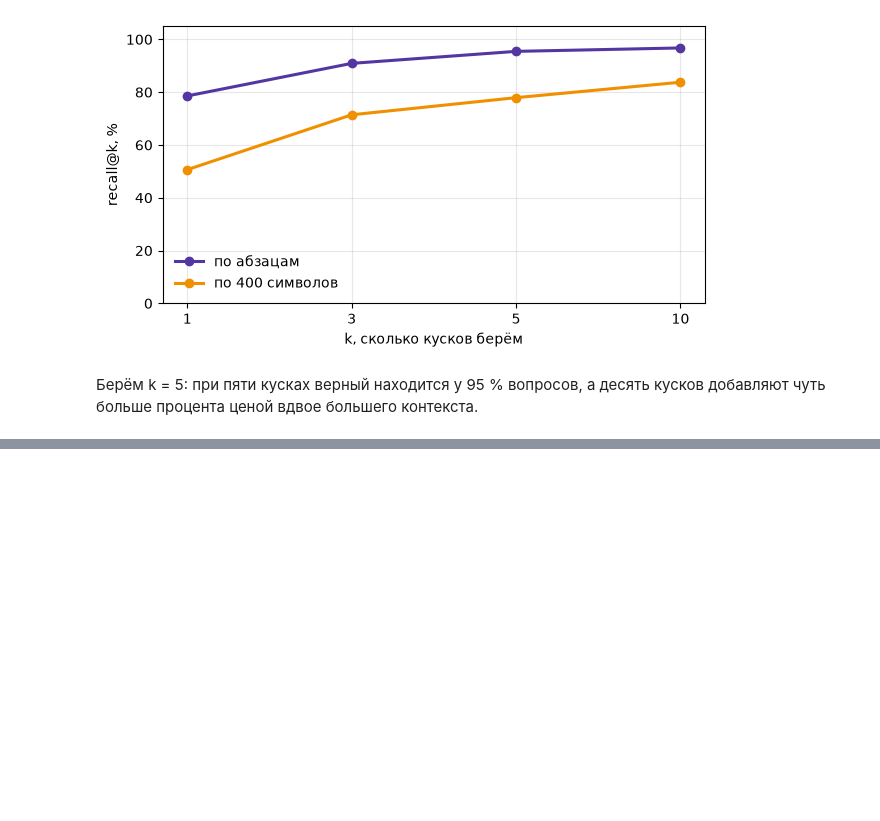
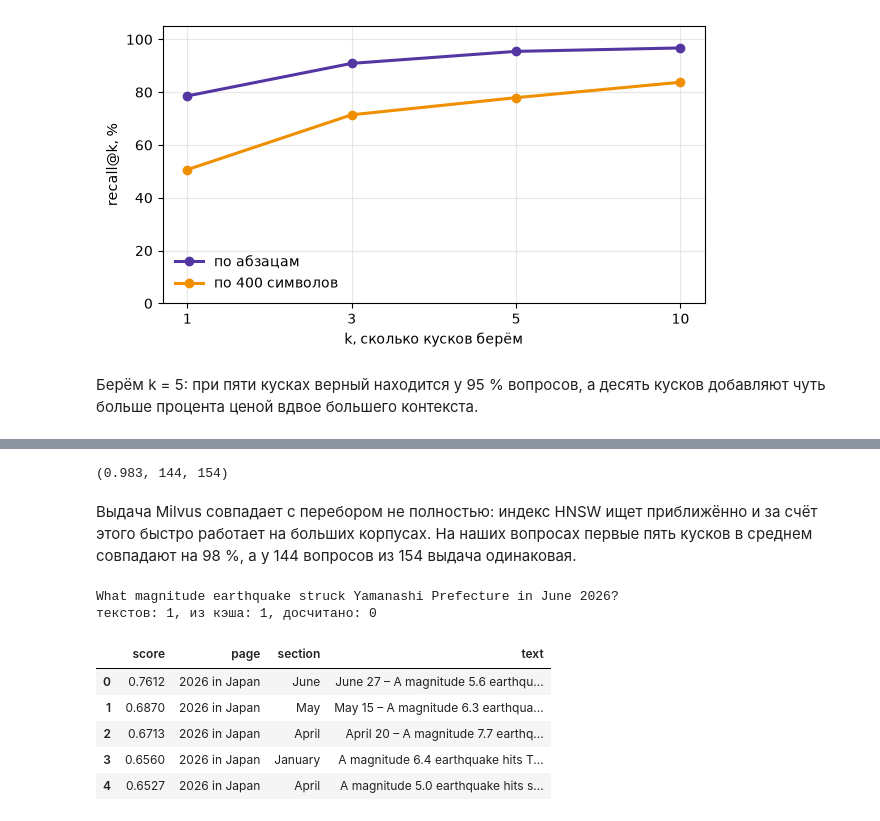
Before and after one commit to NorthMarshmallo/AI_Agent_events, a Jupyter notebook: notebooks/02_rag_memory.ipynb, the cells around one changed output, grey strips where cells are left out. Drawn from its saved outputs; the diff is of its cells as text; code cells hidden in the pictures; blank space fills up the shorter version.

```diff
--- a/notebooks/02_rag_memory.ipynb
+++ b/notebooks/02_rag_memory.ipynb
@@ -358,0 +403,6 @@ pd.DataFrame(curves).round(2)
+# %%
+def search_milvus(name, query, k=5, flt=""):
+    vector = embed_cached([query])[0].tolist()
+    hits = client.search(name, data=[vector], limit=k, filter=flt, output_fields=["page", "section", "url", "text"])[0]
+
+    return [{**h['entity'], "id": h["id"], "score": round(h["distance"], 4)} for h in hits ]
@@ -358,0 +429,22 @@ pd.DataFrame(curves).round(2)
+# %%
+from_numpy = [[i for i, _ in search_numpy(q, line_vecs, 5)] for q in q_vecs]
+from_milvus = [[h["id"] for h in hits] for hits in client.search("lines", data=q_vecs.tolist(), limit=5)]
+overlap = float(np.mean([len(set(a) & set(b)) / 5 for a, b in zip(from_numpy, from_milvus)]))
+round(overlap, 3), sum(a == b for a, b in zip(from_numpy, from_milvus)), len(q_vecs)
+# %% [output]
+(0.983, 144, 154)
+# %% [markdown]
+Выдача Milvus совпадает с перебором не полностью: индекс HNSW ищет приближённо и за счёт этого быстро работает на больших корпусах. На наших вопросах первые пять кусков в среднем совпадают на 98 %, а у 144 вопросов из 154 выдача одинаковая.
+# %%
+question = next(t["question"] for t in tasks if t["id"] == "fresh-121")   # вопрос из набора: его эмбеддинг уже в кэше
+print(question)
+pd.DataFrame(search_milvus("lines", question, 5, 'page == "2026 in Japan"'))[["score", "page", "section", "text"]]
+# %% [output]
+What magnitude earthquake struck Yamanashi Prefecture in June 2026?
+текстов: 1, из кэша: 1, досчитано: 0
+|  | score | page | section | text |
+| 0 | 0.7612 | 2026 in Japan | June | June 27 – A magnitude 5.6 earthqu... |
+| 1 | 0.6870 | 2026 in Japan | May | May 15 – A magnitude 6.3 earthqua... |
+| 2 | 0.6713 | 2026 in Japan | April | April 20 – A magnitude 7.7 earthq... |
+| 3 | 0.6560 | 2026 in Japan | January | A magnitude 6.4 earthquake hits T... |
+| 4 | 0.6527 | 2026 in Japan | April | A magnitude 5.0 earthquake hits s... |
```
Also changed, not shown: parts of 7 cells of this notebook, 1 other file.
